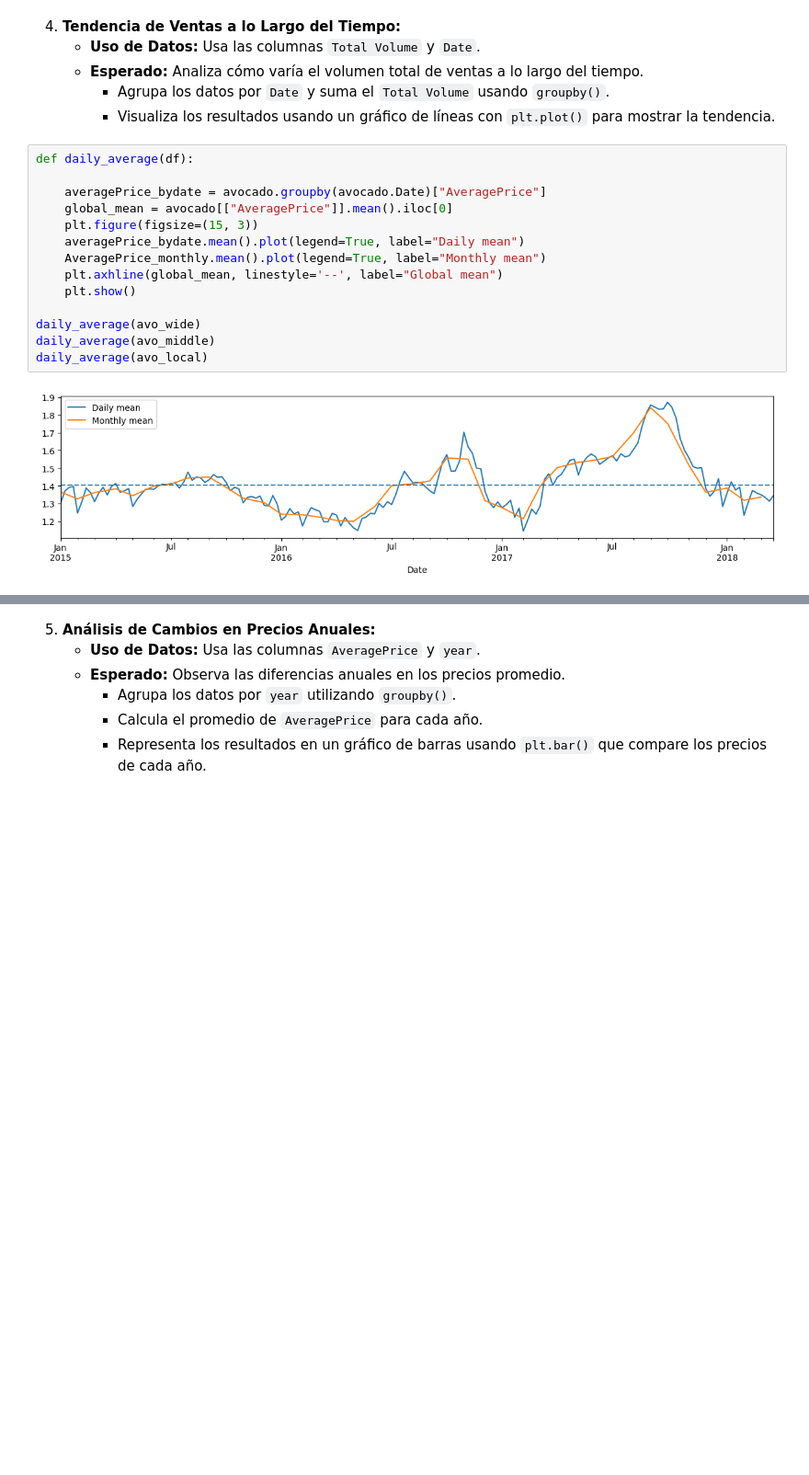
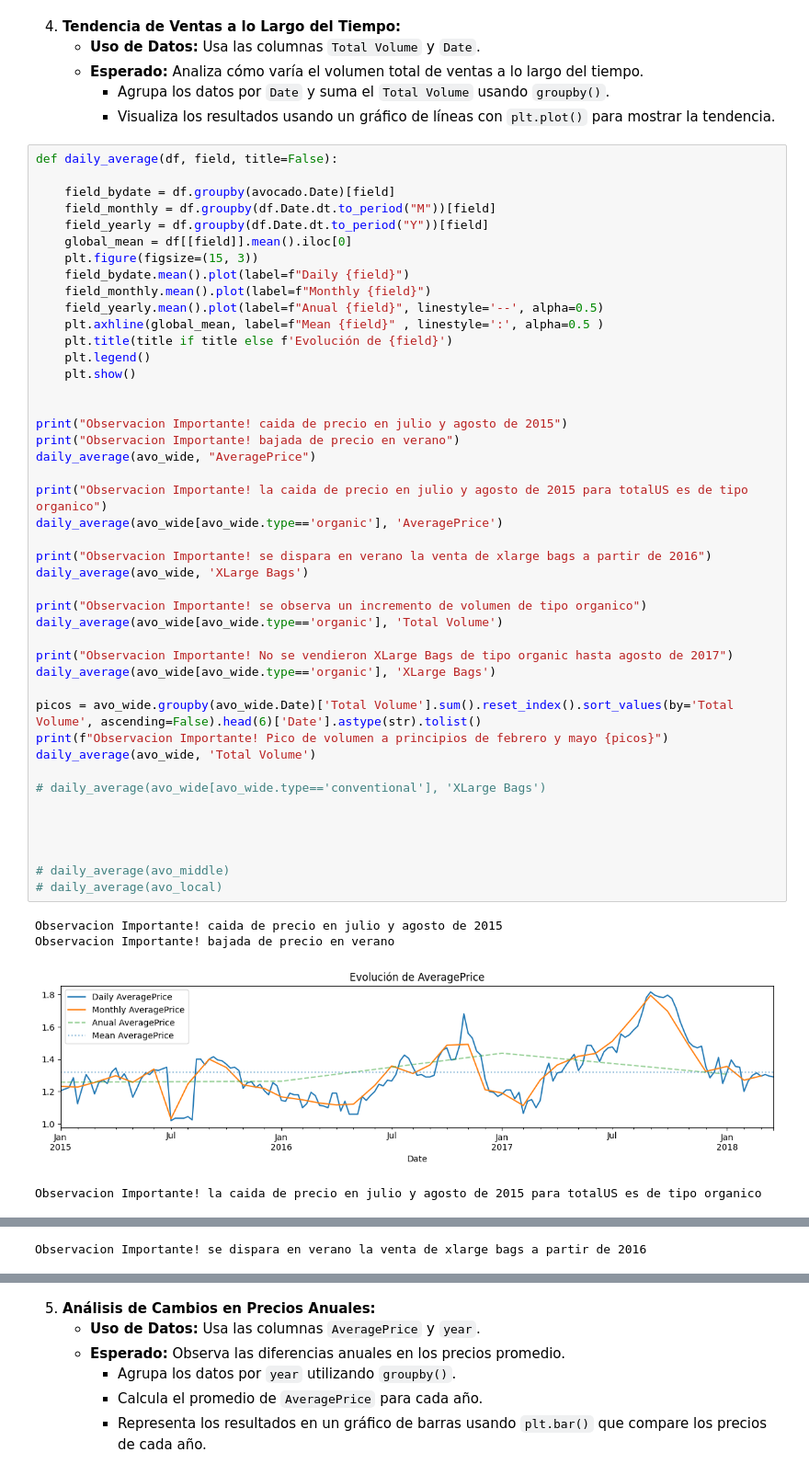
Before and after one commit to germanztz/data-science-uoc-avocado, a Jupyter notebook: german.ipynb, the cells around one changed output, grey strips where cells are left out. Shown at 92% size. Drawn from its saved outputs; the diff is of its cells as text; blank space fills up the shorter version.

```diff
--- a/german.ipynb
+++ b/german.ipynb
@@ -227,18 +224,51 @@ monthly_average(avo_wide, 'XLarge Bags')
      - Agrupa los datos por `Date` y suma el `Total Volume` usando `groupby()`.
      - Visualiza los resultados usando un gráfico de líneas con `plt.plot()` para mostrar la tendencia.
 # %%
-def daily_average(df):
+def daily_average(df, field, title=False):
 
-    averagePrice_bydate = avocado.groupby(avocado.Date)["AveragePrice"]
-    global_mean = avocado[["AveragePrice"]].mean().iloc[0]
+    field_bydate = df.groupby(avocado.Date)[field]
+    field_monthly = df.groupby(df.Date.dt.to_period("M"))[field]
+    field_yearly = df.groupby(df.Date.dt.to_period("Y"))[field]
+    global_mean = df[[field]].mean().iloc[0]
     plt.figure(figsize=(15, 3))
-    averagePrice_bydate.mean().plot(legend=True, label="Daily mean")
-    AveragePrice_monthly.mean().plot(legend=True, label="Monthly mean")
-    plt.axhline(global_mean, linestyle='--', label="Global mean")
+    field_bydate.mean().plot(label=f"Daily {field}")
+    field_monthly.mean().plot(label=f"Monthly {field}")
+    field_yearly.mean().plot(label=f"Anual {field}", linestyle='--', alpha=0.5)
+    plt.axhline(global_mean, label=f"Mean {field}" , linestyle=':', alpha=0.5 )
+    plt.title(title if title else f'Evolución de {field}')
+    plt.legend()
     plt.show()
 
-daily_average(avo_wide)
-daily_average(avo_middle)
-daily_average(avo_local)
+
+print("Observacion Importante! caida de precio en julio y agosto de 2015")
+print("Observacion Importante! bajada de precio en verano")
+daily_average(avo_wide, "AveragePrice")
+
+print("Observacion Importante! la caida de precio en julio y agosto de 2015 para totalUS es de tipo organico")
+daily_average(avo_wide[avo_wide.type=='organic'], 'AveragePrice')
+
+print("Observacion Importante! se dispara en verano la venta de xlarge bags a partir de 2016")
+daily_average(avo_wide, 'XLarge Bags')
+
+print("Observacion Importante! se observa un incremento de volumen de tipo organico")
+daily_average(avo_wide[avo_wide.type=='organic'], 'Total Volume')
+
+print("Observacion Importante! No se vendieron XLarge Bags de tipo organic hasta agosto de 2017")
+daily_average(avo_wide[avo_wide.type=='organic'], 'XLarge Bags')
+
+picos = avo_wide.groupby(avo_wide.Date)['Total Volume'].sum().reset_index().sort_values(by='Total Volume', ascending=False).head(6)['Date'].astype(str).tolist()
+print(f"Observacion Importante! Pico de volumen a principios de febrero y mayo {picos}")
+daily_average(avo_wide, 'Total Volume')
+
+# daily_average(avo_wide[avo_wide.type=='conventional'], 'XLarge Bags')
+
+
+
+
+# daily_average(avo_middle)
+# daily_average(avo_local)
 # %% [output]
+Observacion Importante! caida de precio en julio y agosto de 2015
+Observacion Importante! bajada de precio en verano
-[figure, old version]
+[figure, new version]
+Observacion Importante! la caida de precio en julio y agosto de 2015 para totalUS es de tipo organico
@@ -245,0 +276 @@ daily_average(avo_local)
+Observacion Importante! se dispara en verano la venta de xlarge bags a partir de 2016
```
Also changed, not shown: parts of 7 cells of this notebook, 1 other file.
